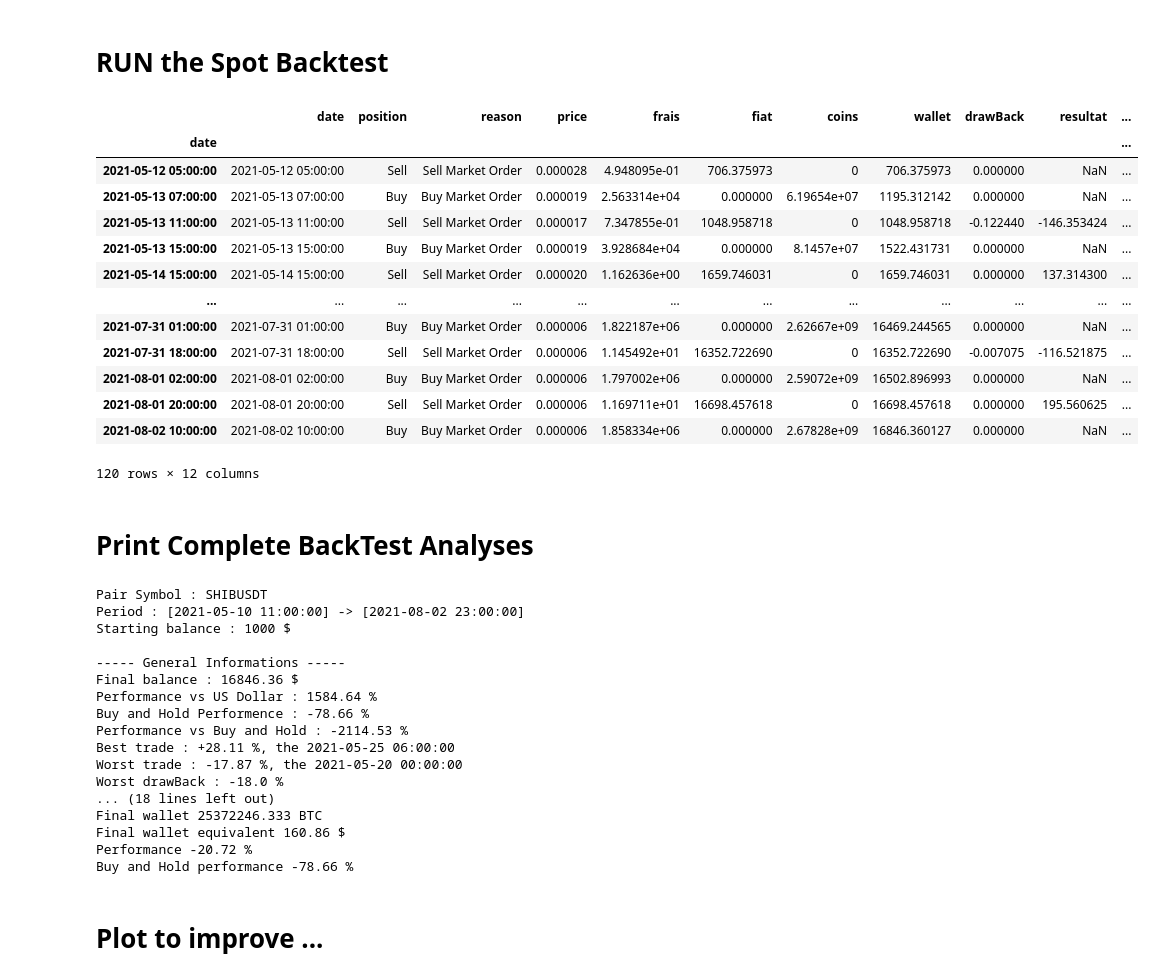
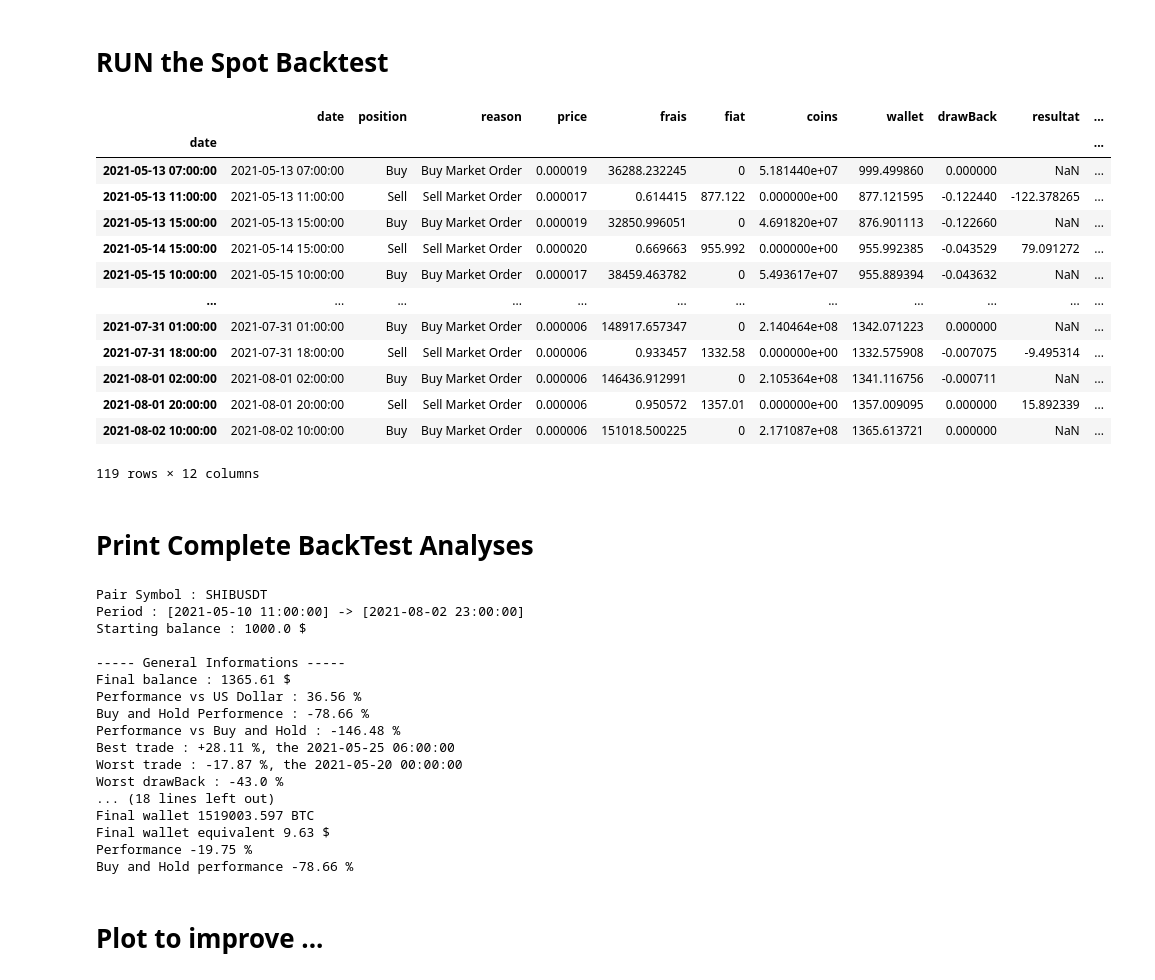
Before and after one commit to hikiofni/BACKTESTT, a Jupyter notebook: Copie_de_SHIBA_+_DCA_(même_timing)_de_Trix_Complete_backtest.ipynb, the cells around one changed output. Saved outputs shown, nothing was run; the diff lists cells and outputs as text; code cells hidden in the pictures.

```diff
--- a/Copie_de_SHIBA_+_DCA_(même_timing)_de_Trix_Complete_backtest.ipynb
+++ b/Copie_de_SHIBA_+_DCA_(même_timing)_de_Trix_Complete_backtest.ipynb
@@ -139,18 +131,14 @@ dfTest = df.copy()
 dfTest = df['2020-07-02' : '2021-08-02']
 
 #----DCA----
-weeklyAmount = 0.1
+weeklyAmount = 0.2
 takerFee = 0.0007
 buyAmount = weeklyAmount
 mediumBuy = 0
 totalInvest = 0
 btcWallet = 0
 
-for index, row in dfTest.iterrows():
-    totalInvest += buyAmount
-    buyBTC = buyAmount / row['close']
-    btcWallet += buyBTC - takerFee * buyBTC
-    mediumBuy += 1
+
 
 wallet1 = btcWallet * dfTest.iloc[-1]['close']
 # -- Definition of dt, that will be the dataset to do your trades analyses --
@@ -159,14 +147,14 @@ dt = pd.DataFrame(columns = ['date','position', 'reason', 'price', 'frais' ,'fia
 
 # -- You can change variables below --
 i= btcWallet * dfTest.iloc[-1]['close']
-usdt = 1000
+usdt = 1000+i
 makerFee = 0.0002
 takerFee = 0.0007
 
 # -- Do not touch these values --
 initalWallet = usdt
 wallet = usdt
-coin = 0 + btcWallet
+coin = 0
 lastAth = 0
 previousRow = dfTest.iloc[0]
 stopLoss = 0
@@ -195,6 +183,11 @@ for index, row in dfTest.iterrows():
     # -- You can define here at what price you buy --
     buyPrice = row['close']
 
+    totalInvest += buyAmount
+    buyBTC = buyAmount / row['close']
+    btcWallet += buyBTC - takerFee * buyBTC
+    mediumBuy += 1
+
     # -- Define the price of you SL and TP or comment it if you don't want a SL or TP --
     # stopLoss = buyPrice - 0.02 * buyPrice
     # takeProfit = buyPrice + 0.04 * buyPrice
@@ -202,7 +195,7 @@ for index, row in dfTest.iterrows():
     coin = usdt / buyPrice
     fee = takerFee * coin
     coin = coin - fee
-    coin = coin
+    coin = coin + btcWallet
     usdt = 0
     wallet = coin * row['close']
 
@@ -297,45 +290,45 @@ try:
         round(dt.loc[dt['tradeIs'] == 'Good', 'resultat%'].max(), 2))
 except:
     totalGoodTrades = 0
     AveragePercentagePositivTrades = 0
     idbest = ''
     bestTrade = 0
     print("/!\ There is no Good Trades in your BackTest, maybe a problem...")
 
 try:
     totalBadTrades = dt.groupby('tradeIs')['date'].nunique()['Bad']
     AveragePercentageNegativTrades = round(dt.loc[dt['tradeIs'] == 'Bad', 'resultat%'].sum()
                                            / dt.loc[dt['tradeIs'] == 'Bad', 'resultat%'].count(), 2)
     idworst = dt.loc[dt['tradeIs'] == 'Bad', 'resultat%'].idxmin()
     worstTrade = round(dt.loc[dt['tradeIs'] == 'Bad', 'resultat%'].min(), 2)
 except:
     totalBadTrades = 0
     AveragePercentageNegativTrades = 0
     idworst = ''
     worstTrade = 0
     print("/!\ There is no Bad Trades in your BackTest, maybe a problem...")
 
 totalTrades = totalBadTrades + totalGoodTrades
 winRateRatio = (totalGoodTrades/totalTrades) * 100
 
 reasons = dt['reason'].unique()
 
 dt
 # %% [output]
 |  | date | position | reason | price | frais | fiat | coins | wallet | drawBack | resultat | ... |
 | date |  |  |  |  |  |  |  |  |  |  | ... |
-| 2021-05-12 05:00:00 | 2021-05-12 05:00:00 | Sell | Sell Market Order | 0.000028 | 4.948095e-01 | 706.375973 | 0 | 706.375973 | 0.000000 | NaN | ... |
-| 2021-05-13 07:00:00 | 2021-05-13 07:00:00 | Buy | Buy Market Order | 0.000019 | 2.563314e+04 | 0.000000 | 6.19654e+07 | 1195.312142 | 0.000000 | NaN | ... |
-| 2021-05-13 11:00:00 | 2021-05-13 11:00:00 | Sell | Sell Market Order | 0.000017 | 7.347855e-01 | 1048.958718 | 0 | 1048.958718 | -0.122440 | -146.353424 | ... |
-| 2021-05-13 15:00:00 | 2021-05-13 15:00:00 | Buy | Buy Market Order | 0.000019 | 3.928684e+04 | 0.000000 | 8.1457e+07 | 1522.431731 | 0.000000 | NaN | ... |
-| 2021-05-14 15:00:00 | 2021-05-14 15:00:00 | Sell | Sell Market Order | 0.000020 | 1.162636e+00 | 1659.746031 | 0 | 1659.746031 | 0.000000 | 137.314300 | ... |
+| 2021-05-13 07:00:00 | 2021-05-13 07:00:00 | Buy | Buy Market Order | 0.000019 | 36288.232245 | 0 | 5.181440e+07 | 999.499860 | 0.000000 | NaN | ... |
+| 2021-05-13 11:00:00 | 2021-05-13 11:00:00 | Sell | Sell Market Order | 0.000017 | 0.614415 | 877.122 | 0.000000e+00 | 877.121595 | -0.122440 | -122.378265 | ... |
+| 2021-05-13 15:00:00 | 2021-05-13 15:00:00 | Buy | Buy Market Order | 0.000019 | 32850.996051 | 0 | 4.691820e+07 | 876.901113 | -0.122660 | NaN | ... |
+| 2021-05-14 15:00:00 | 2021-05-14 15:00:00 | Sell | Sell Market Order | 0.000020 | 0.669663 | 955.992 | 0.000000e+00 | 955.992385 | -0.043529 | 79.091272 | ... |
+| 2021-05-15 10:00:00 | 2021-05-15 10:00:00 | Buy | Buy Market Order | 0.000017 | 38459.463782 | 0 | 5.493617e+07 | 955.889394 | -0.043632 | NaN | ... |
 | ... | ... | ... | ... | ... | ... | ... | ... | ... | ... | ... | ... |
-| 2021-07-31 01:00:00 | 2021-07-31 01:00:00 | Buy | Buy Market Order | 0.000006 | 1.822187e+06 | 0.000000 | 2.62667e+09 | 16469.244565 | 0.000000 | NaN | ... |
-| 2021-07-31 18:00:00 | 2021-07-31 18:00:00 | Sell | Sell Market Order | 0.000006 | 1.145492e+01 | 16352.722690 | 0 | 16352.722690 | -0.007075 | -116.521875 | ... |
-| 2021-08-01 02:00:00 | 2021-08-01 02:00:00 | Buy | Buy Market Order | 0.000006 | 1.797002e+06 | 0.000000 | 2.59072e+09 | 16502.896993 | 0.000000 | NaN | ... |
-| 2021-08-01 20:00:00 | 2021-08-01 20:00:00 | Sell | Sell Market Order | 0.000006 | 1.169711e+01 | 16698.457618 | 0 | 16698.457618 | 0.000000 | 195.560625 | ... |
-| 2021-08-02 10:00:00 | 2021-08-02 10:00:00 | Buy | Buy Market Order | 0.000006 | 1.858334e+06 | 0.000000 | 2.67828e+09 | 16846.360127 | 0.000000 | NaN | ... |
+| 2021-07-31 01:00:00 | 2021-07-31 01:00:00 | Buy | Buy Market Order | 0.000006 | 148917.657347 | 0 | 2.140464e+08 | 1342.071223 | 0.000000 | NaN | ... |
+| 2021-07-31 18:00:00 | 2021-07-31 18:00:00 | Sell | Sell Market Order | 0.000006 | 0.933457 | 1332.58 | 0.000000e+00 | 1332.575908 | -0.007075 | -9.495314 | ... |
+| 2021-08-01 02:00:00 | 2021-08-01 02:00:00 | Buy | Buy Market Order | 0.000006 | 146436.912991 | 0 | 2.105364e+08 | 1341.116756 | -0.000711 | NaN | ... |
+| 2021-08-01 20:00:00 | 2021-08-01 20:00:00 | Sell | Sell Market Order | 0.000006 | 0.950572 | 1357.01 | 0.000000e+00 | 1357.009095 | 0.000000 | 15.892339 | ... |
+| 2021-08-02 10:00:00 | 2021-08-02 10:00:00 | Buy | Buy Market Order | 0.000006 | 151018.500225 | 0 | 2.171087e+08 | 1365.613721 | 0.000000 | NaN | ... |
-120 rows × 12 columns
+119 rows × 12 columns
 # %% [markdown]
 <h1>Print Complete BackTest Analyses</h1>
 # %%
@@ -382,20 +375,20 @@ print('Buy and Hold performance', round(buyAndHoldPerf*100,2), '%')
 # %% [output]
 Pair Symbol : SHIBUSDT
 Period : [2021-05-10 11:00:00] -> [2021-08-02 23:00:00]
-Starting balance : 1000 $
+Starting balance : 1000.0 $
 
 ----- General Informations -----
-Final balance : 16846.36 $
-Performance vs US Dollar : 1584.64 %
+Final balance : 1365.61 $
+Performance vs US Dollar : 36.56 %
 Buy and Hold Performence : -78.66 %
-Performance vs Buy and Hold : -2114.53 %
+Performance vs Buy and Hold : -146.48 %
 Best trade : +28.11 %, the 2021-05-25 06:00:00
 Worst trade : -17.87 %, the 2021-05-20 00:00:00
-Worst drawBack : -18.0 %
+Worst drawBack : -43.0 %
 ... (18 lines left out)
-Final wallet 25372246.333 BTC
-Final wallet equivalent 160.86 $
-Performance -20.72 %
+Final wallet 1519003.597 BTC
+Final wallet equivalent 9.63 $
+Performance -19.75 %
 Buy and Hold performance -78.66 %
 # %% [markdown]
 <h1>Plot to improve ...</h1>
```
Also changed, not shown: parts of 3 cells of this notebook.
